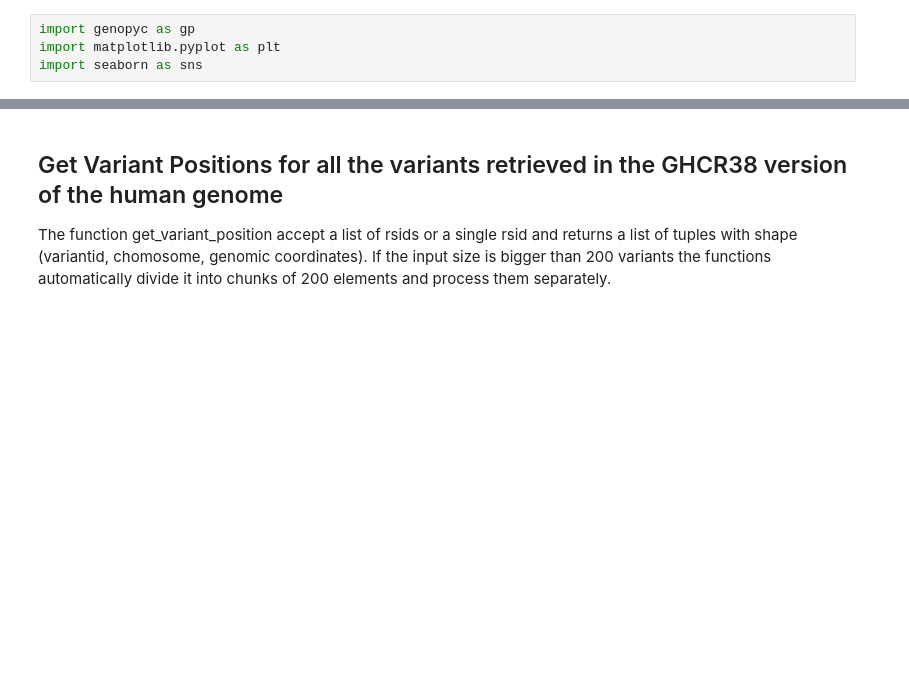
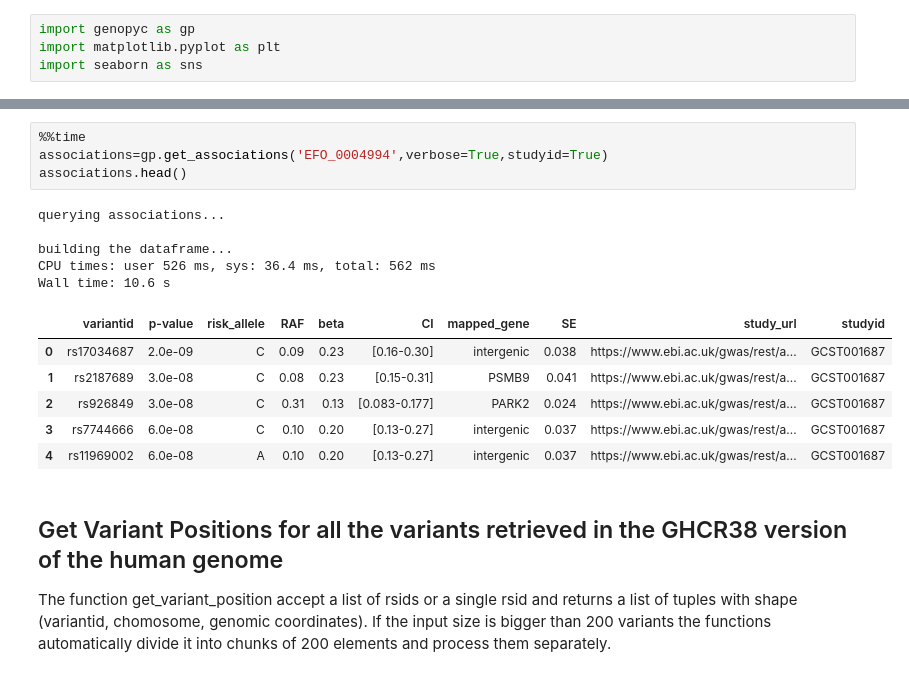
Before and after one commit to freh-g/genopyc, a Jupyter notebook: tutorials/Genopyc-tutorial-notebook.ipynb, the cells around one changed output, grey strips where cells are left out. Drawn from its saved outputs; the diff is of its cells as text; blank space fills up the shorter version.

Commit message:
added a function to retrieve the studyid

```diff
--- a/tutorials/Genopyc-tutorial-notebook.ipynb
+++ b/tutorials/Genopyc-tutorial-notebook.ipynb
@@ -28,6 +33,22 @@ building the dataframe...
 | 2 | rs926849 | 3.0e-08 | C | 0.31 | 0.13 | [0.083-0.177] | PARK2 | 0.024 | https://www.ebi.ac.uk/gwas/rest/a... |
 | 3 | rs7744666 | 6.0e-08 | C | 0.10 | 0.20 | [0.13-0.27] | intergenic | 0.037 | https://www.ebi.ac.uk/gwas/rest/a... |
 | 4 | rs11969002 | 6.0e-08 | A | 0.10 | 0.20 | [0.13-0.27] | intergenic | 0.037 | https://www.ebi.ac.uk/gwas/rest/a... |
+# %%
+%%time
+associations=gp.get_associations('EFO_0004994',verbose=True,studyid=True)
+associations.head()
+# %% [output]
+querying associations...
+
+building the dataframe...
+CPU times: user 526 ms, sys: 36.4 ms, total: 562 ms
+Wall time: 10.6 s
+|  | variantid | p-value | risk_allele | RAF | beta | CI | mapped_gene | SE | study_url | studyid |
+| 0 | rs17034687 | 2.0e-09 | C | 0.09 | 0.23 | [0.16-0.30] | intergenic | 0.038 | https://www.ebi.ac.uk/gwas/rest/a... | GCST001687 |
+| 1 | rs2187689 | 3.0e-08 | C | 0.08 | 0.23 | [0.15-0.31] | PSMB9 | 0.041 | https://www.ebi.ac.uk/gwas/rest/a... | GCST001687 |
+| 2 | rs926849 | 3.0e-08 | C | 0.31 | 0.13 | [0.083-0.177] | PARK2 | 0.024 | https://www.ebi.ac.uk/gwas/rest/a... | GCST001687 |
+| 3 | rs7744666 | 6.0e-08 | C | 0.10 | 0.20 | [0.13-0.27] | intergenic | 0.037 | https://www.ebi.ac.uk/gwas/rest/a... | GCST001687 |
+| 4 | rs11969002 | 6.0e-08 | A | 0.10 | 0.20 | [0.13-0.27] | intergenic | 0.037 | https://www.ebi.ac.uk/gwas/rest/a... | GCST001687 |
 # %% [markdown]
 ## Get Variant Positions for all the variants retrieved in the GHCR38 version of the human genome
 
```
Also changed, not shown: parts of 4 cells of this notebook, 6 other files.
